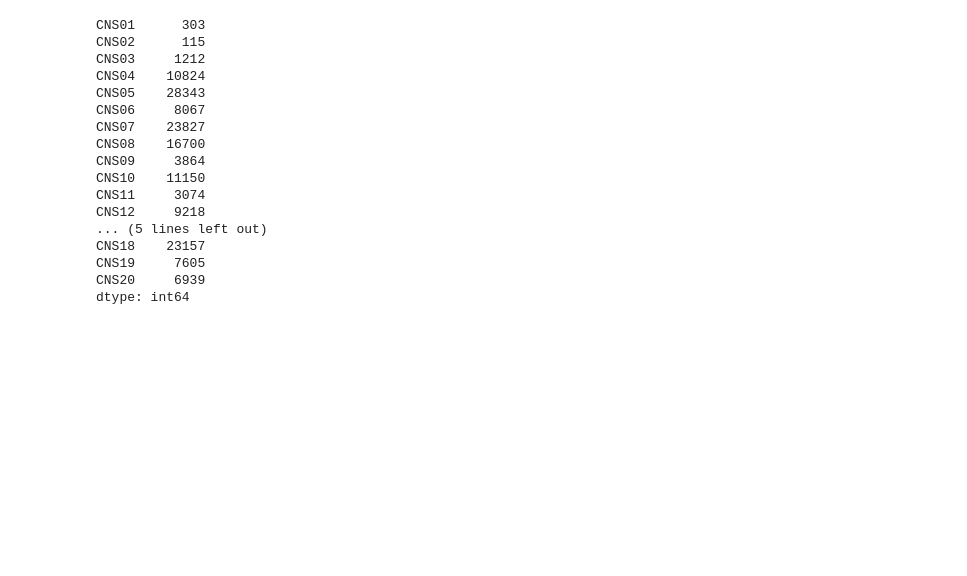
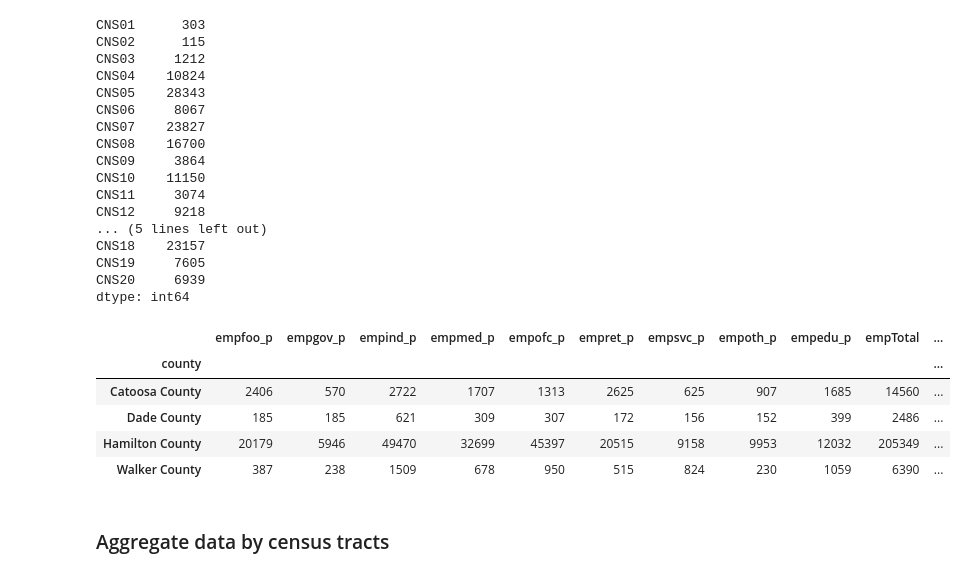
Before and after one commit to wsp-sag/client_chattanooga_rtp_update, a Jupyter notebook: Notebooks/Task 3 - Model Validation/Process_Validation_Data/Employment_LODES-WAC.ipynb, the cells around one changed output. Cells and saved outputs as stored; diff of their text form; code cells hidden in the pictures; blank space fills up the shorter version.

```diff
--- a/Notebooks/Task 3 - Model Validation/Process_Validation_Data/Employment_LODES-WAC.ipynb
+++ b/Notebooks/Task 3 - Model Validation/Process_Validation_Data/Employment_LODES-WAC.ipynb
@@ -227,3 +233,21 @@ dtype: int64
 sum_chc_emp = colsums[list(CHC_EMP_TO_LODES_EMP.keys())].sum().sum()
 sum_lodes_emp = colsums.filter(like='CNS').sum().sum()
 assert sum_chc_emp == sum_lodes_emp
+# %%
+sum_cols = list(CHC_EMP_TO_LODES_EMP.keys()) + ['empTotal', 'emptrn_p']
+sum_checks_table = (
+    for_client
+    .groupby("county")
+    [sum_cols]
+    .agg(np.sum)
+)
+sum_checks_table
+# %% [output]
+|  | empfoo_p | empgov_p | empind_p | empmed_p | empofc_p | empret_p | empsvc_p | empoth_p | empedu_p | empTotal | ... |
+| county |  |  |  |  |  |  |  |  |  |  | ... |
+| Catoosa County | 2406 | 570 | 2722 | 1707 | 1313 | 2625 | 625 | 907 | 1685 | 14560 | ... |
+| Dade County | 185 | 185 | 621 | 309 | 307 | 172 | 156 | 152 | 399 | 2486 | ... |
+| Hamilton County | 20179 | 5946 | 49470 | 32699 | 45397 | 20515 | 9158 | 9953 | 12032 | 205349 | ... |
+| Walker County | 387 | 238 | 1509 | 678 | 950 | 515 | 824 | 230 | 1059 | 6390 | ... |
+# %% [markdown]
+### Aggregate data by census tracts
```
Also changed, not shown: parts of 8 cells of this notebook, 22 other files.
